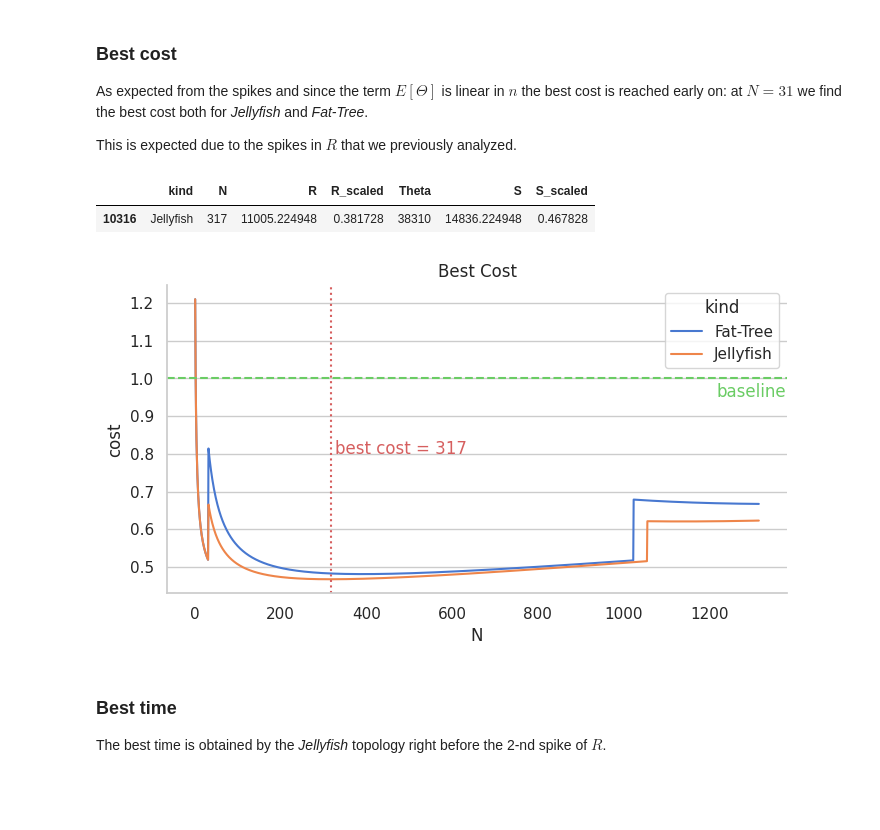
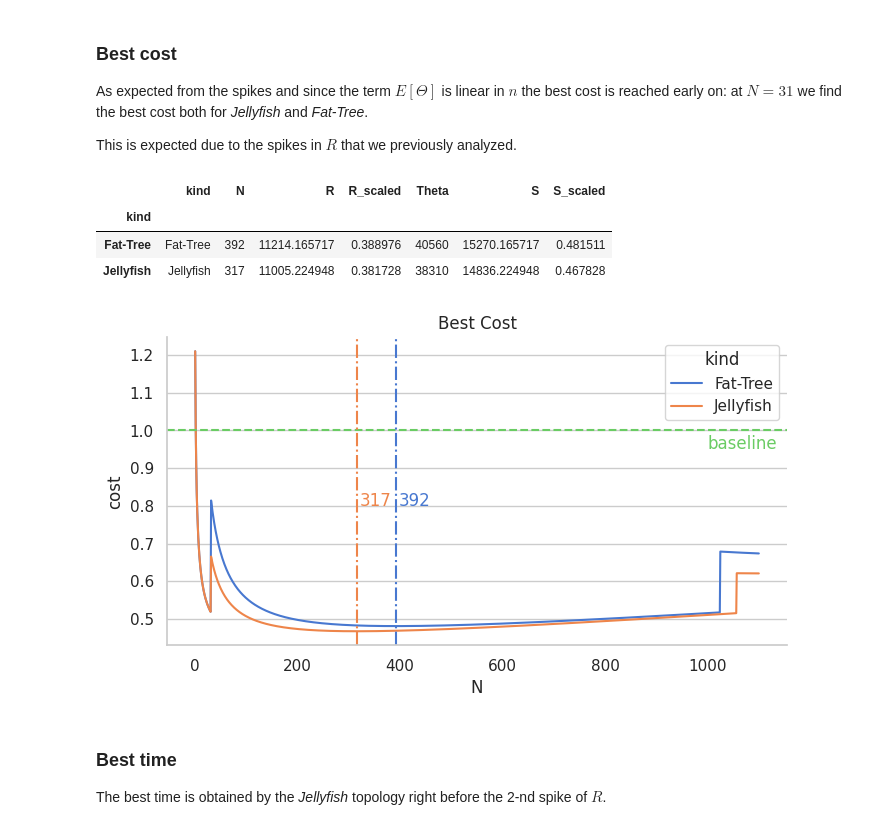
Before and after one commit to Mamiglia/NBD-DC_HW1, a Jupyter notebook: part-two.ipynb, the cells around one changed output. Cells and saved outputs as stored; diff of their text form; code cells hidden in the pictures; blank space fills up the shorter version.

```diff
--- a/part-two.ipynb
+++ b/part-two.ipynb
@@ -16,6 +16,12 @@ from package.connectivity import bfs_is_connected
 import networkx as nx
 
 plt.rcParams["figure.figsize"] = (8,4)
+colors = {
+    'Fat-Tree': sns.color_palette('muted')[0],
+    'Jellyfish' : sns.color_palette('muted')[1],
+    'baseline' : sns.color_palette('muted')[2],
+    'accent' : sns.color_palette('muted')[3]
+}
 
 custom_params = {"axes.spines.right": False, "axes.spines.top": False}
 sns.set_theme(style="whitegrid", palette='muted', rc = custom_params)
@@ -268,12 +269,12 @@ ax.set(
     title = 'Response Time as a function of N',
     ylabel = 'Response time'
 )
-plt.axhline(y=1, color=baseline_color, linestyle = '--')
-plt.annotate('baseline', xy = (45, .95), color = baseline_color)
+plt.axhline(y=1, color=colors['baseline'], linestyle = '--')
+plt.annotate('baseline', xy = (45, .95), color = colors['baseline'])
 
-red_muted = sns.color_palette('muted')[3]
-plt.annotate('31', xy = (29, .8), color = red_muted)
-plt.axvline(x=31, color=red_muted, linestyle = ':')
+colors['accent'] = sns.color_palette('muted')[3]
+plt.annotate('31', xy = (29, .8), color = colors['accent'])
+plt.axvline(x=31, color=colors['accent'], linestyle = '-.')
 
 plt.grid(False)
 # %% [output]
@@ -306,33 +306,37 @@ Text(1056, 0.8, 'k^2+k-1')
 As expected from the spikes and since the term $E[\Theta]$ is linear in $n$ the best cost is reached early on: at $N=31$ we find the best cost both for _Jellyfish_ and _Fat-Tree_.
 
 This is expected due to the spikes in $R$ that we previously analyzed.
-# %%
-best_cost = trials.S.min()
-
-best_cost_N = trials[trials.S == best_cost].N.iloc[0]
-trials[trials.S == best_cost]
-# %% [output]
-|  | kind | N | R | R_scaled | Theta | S | S_scaled |
-| 10316 | Jellyfish | 317 | 11005.224948 | 0.381728 | 38310 | 14836.224948 | 0.467828 |
+# %%
+best_cost = trials\
+    .groupby('kind')\
+    .apply( lambda x: x.nsmallest(1, 'S'))\
+    .reset_index(1, drop=True)
+best_cost
+# %% [output]
+|  | kind | N | R | R_scaled | Theta | S | S_scaled |
+| kind |  |  |  |  |  |  |  |
+| Fat-Tree | Fat-Tree | 392 | 11214.165717 | 0.388976 | 40560 | 15270.165717 | 0.481511 |
+| Jellyfish | Jellyfish | 317 | 11005.224948 | 0.381728 | 38310 | 14836.224948 | 0.467828 |
 # %%
 ax = sns.lineplot(
-    trials[(trials.N < best_cost_N +1000) & (trials.N > best_cost_N -1000)],
+    trials[trials.N < 1100],
     x = 'N',
     y = 'S_scaled',
     hue = 'kind'
 )
 ax.set(
     title = 'Best Cost',
     ylabel = 'cost'
 )
-plt.axhline(y=1, color=baseline_color, linestyle = '--')
-plt.annotate('baseline', xy = (best_cost_N + 900, .95), color = baseline_color)
+plt.axhline(y=1, color=colors['baseline'], linestyle = '--')
+plt.annotate('baseline', xy = (1000, .95), color = colors['baseline'])
 
-plt.annotate(f'best cost = {best_cost_N}', xy = (best_cost_N+10, .8), color = red_muted, size = 12)
-plt.axvline(x=best_cost_N, color=red_muted, linestyle = ':')
+for kind,row in best_cost.iterrows():
+    plt.annotate(row.N, xy = (row.N+5, .8), color = colors[kind], size = 12)
+    plt.axvline(x=row.N, color=colors[kind], linestyle = '-.')
 plt.gca().xaxis.grid(False)
 # %% [output]
-[figure, old version]
+[figure, new version]
 # %% [markdown]
 ### Best time
 The best time is obtained by the _Jellyfish_ topology right before the 2-nd spike of $R$.
```
Also changed, not shown: parts of 8 cells of this notebook.
